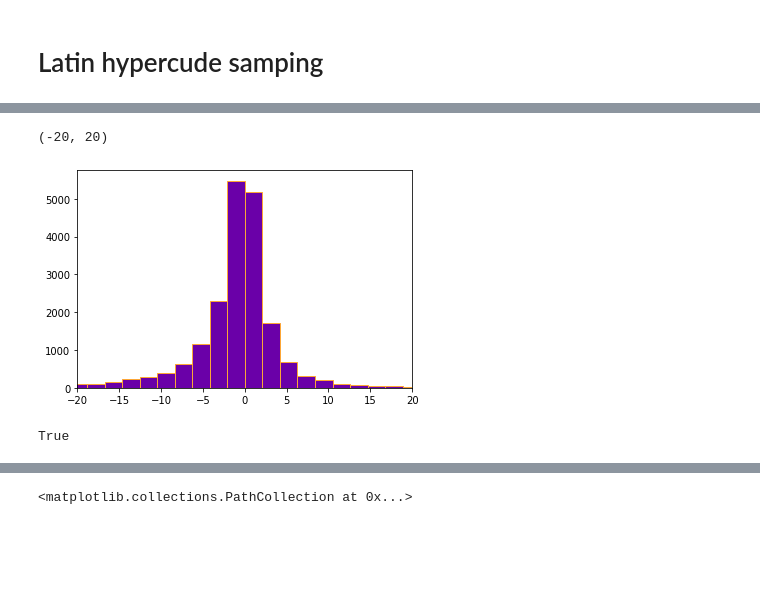
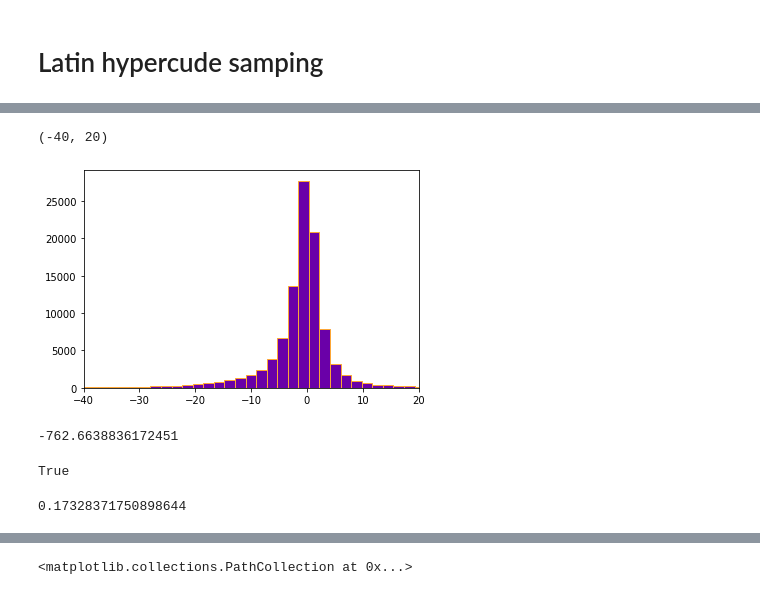
Before and after one commit to someoneinthecrowd/Microroller_Fields, a Jupyter notebook: 4para_try.ipynb, the cells around one changed output, grey strips where cells are left out. Drawn from its saved outputs; the diff is of its cells as text; code cells hidden in the pictures; blank space fills up the shorter version.

```diff
--- a/4para_try.ipynb
+++ b/4para_try.ipynb
@@ -233,7 +233,7 @@ from smt.sampling_methods import LHS
 
 xlimits = np.array([[-1.0, 1.0], [-1.0, 1.0], [-1.0, 1.0], [-1.0, 1.0], [-1.0, 1.0], [-1.0, 1.0], [-1.0, 1.0]])
 sampling = LHS(xlimits=xlimits)
-num = 20000
+num = 100000
 test = sampling(num)
 
 
@@ -246,6 +246,6 @@ plt.show()
 # %%
 start = time.time()
-p = Pool(mp.cpu_count()-4)
+p = Pool(mp.cpu_count()-1)
 result=p.map(target, test)
 end = time.time()
 print(end - start)
@@ -257,7 +261,11 @@ np.savetxt("result_hp.csv",result, delimiter=",")
 # %%
 plt.hist(result,800,facecolor=cm.plasma(0.2), edgecolor=cm.plasma(0.8))
-plt.xlim(-20,20)
+plt.xlim(-40,20)
 # %% [output]
-(-20, 20)
+(-40, 20)
-[figure, old version]
+[figure, new version]
+# %%
+np.min(result)
+# %% [output]
+-762.6638836172451
 # %%
@@ -274,0 +293,4 @@ hp_tsne = tsne.fit_transform(test)
+# %%
+max(normres)
+# %% [output]
+0.17328371750898644
```
Also changed, not shown: parts of 24 cells of this notebook.
